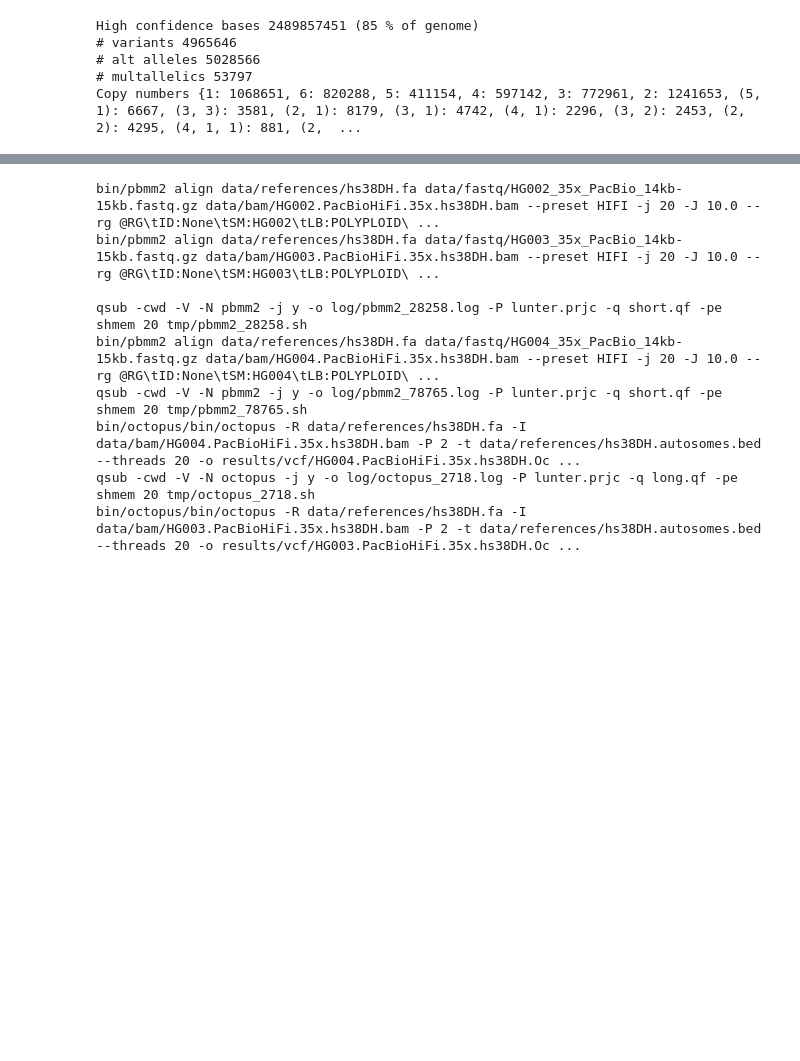
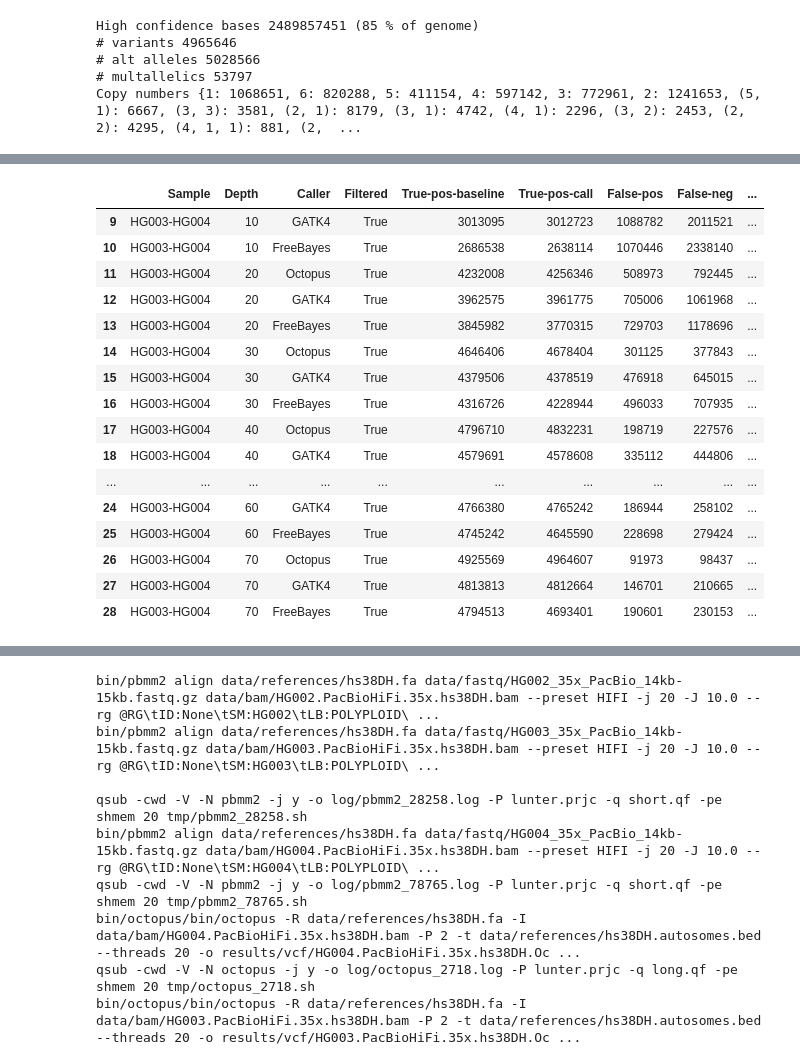
Before and after one commit to luntergroup/polyploid, a Jupyter notebook: benchmark.ipynb, the cells around one changed output, grey strips where cells are left out. Cells and saved outputs as stored; diff of their text form; code cells hidden in the pictures; blank space fills up the shorter version.

```diff
--- a/benchmark.ipynb
+++ b/benchmark.ipynb
@@ -1494,0 +1343,56 @@ KeyboardInterrupt:
+# %%
+def read_vcfeval_df_helper(experiments, summary_df_getter, raw=True):
+    dfs = []
+    for experiment in experiments:
+        sample = '-'.join(experiment["samples"])
+        for caller in experiment["callers"]:
+            caller_vcfeval_dir = vcfeval_dir / (get_bam_prefix(experiment) + '.' + caller + ('.raw' if raw else '') + '.vcfeval')
+            if caller_vcfeval_dir.exists():
+                try:
+                    df = summary_df_getter(experiment, caller_vcfeval_dir)
+                    df.insert(0, "Sample", sample)
+                    df.insert(1, "Depth", experiment["depth"])
+                    df.insert(2, "Caller", caller)
+                    dfs.append(df)
+                except FileNotFoundError:
+                    continue
+    return pd.concat(dfs).reset_index(drop=True)
+
+def read_vcfeval_df_helper2(experiments, summary_df_getter):
+    filtered_df = read_vcfeval_df_helper(experiments, summary_df_getter, raw=False)
+    filtered_df.insert(3, "Filtered", True)
+    raw_df = read_vcfeval_df_helper(experiments, summary_df_getter, raw=True)
+    raw_df.insert(3, "Filtered", False)
+    return pd.concat([filtered_df, raw_df]).reset_index(drop=True)
+
+def read_vcfeval_performance_summaries(experiments):
+    return read_vcfeval_df_helper2(experiments, lambda _, d: read_vcfeval_performance_summary(d))
+
+def read_vcfeval_rocs(experiments, raw=True):
+    return read_vcfeval_df_helper2(experiments, lambda _, d: read_vcfeval_roc(d))
+# %%
+synthetic_experiments = synthetic_tetraploid_experiments + synthetic_hexaploid_experiments
+# %%
+all_experiments = diploid_experiments + synthetic_experiments
+# %%
+summary_df = read_vcfeval_performance_summaries(all_experiments)
+# %%
+summary_df.query('Sample=="HG003-HG004" and Filtered')
+# %% [output]
+|  | Sample | Depth | Caller | Filtered | True-pos-baseline | True-pos-call | False-pos | False-neg | ... |
+| 9 | HG003-HG004 | 10 | GATK4 | True | 3013095 | 3012723 | 1088782 | 2011521 | ... |
+| 10 | HG003-HG004 | 10 | FreeBayes | True | 2686538 | 2638114 | 1070446 | 2338140 | ... |
+| 11 | HG003-HG004 | 20 | Octopus | True | 4232008 | 4256346 | 508973 | 792445 | ... |
+| 12 | HG003-HG004 | 20 | GATK4 | True | 3962575 | 3961775 | 705006 | 1061968 | ... |
+| 13 | HG003-HG004 | 20 | FreeBayes | True | 3845982 | 3770315 | 729703 | 1178696 | ... |
+| 14 | HG003-HG004 | 30 | Octopus | True | 4646406 | 4678404 | 301125 | 377843 | ... |
+| 15 | HG003-HG004 | 30 | GATK4 | True | 4379506 | 4378519 | 476918 | 645015 | ... |
+| 16 | HG003-HG004 | 30 | FreeBayes | True | 4316726 | 4228944 | 496033 | 707935 | ... |
+| 17 | HG003-HG004 | 40 | Octopus | True | 4796710 | 4832231 | 198719 | 227576 | ... |
+| 18 | HG003-HG004 | 40 | GATK4 | True | 4579691 | 4578608 | 335112 | 444806 | ... |
+| ... | ... | ... | ... | ... | ... | ... | ... | ... | ... |
+| 24 | HG003-HG004 | 60 | GATK4 | True | 4766380 | 4765242 | 186944 | 258102 | ... |
+| 25 | HG003-HG004 | 60 | FreeBayes | True | 4745242 | 4645590 | 228698 | 279424 | ... |
+| 26 | HG003-HG004 | 70 | Octopus | True | 4925569 | 4964607 | 91973 | 98437 | ... |
+| 27 | HG003-HG004 | 70 | GATK4 | True | 4813813 | 4812664 | 146701 | 210665 | ... |
+| 28 | HG003-HG004 | 70 | FreeBayes | True | 4794513 | 4693401 | 190601 | 230153 | ... |
```
Also changed, not shown: parts of 43 cells of this notebook.
